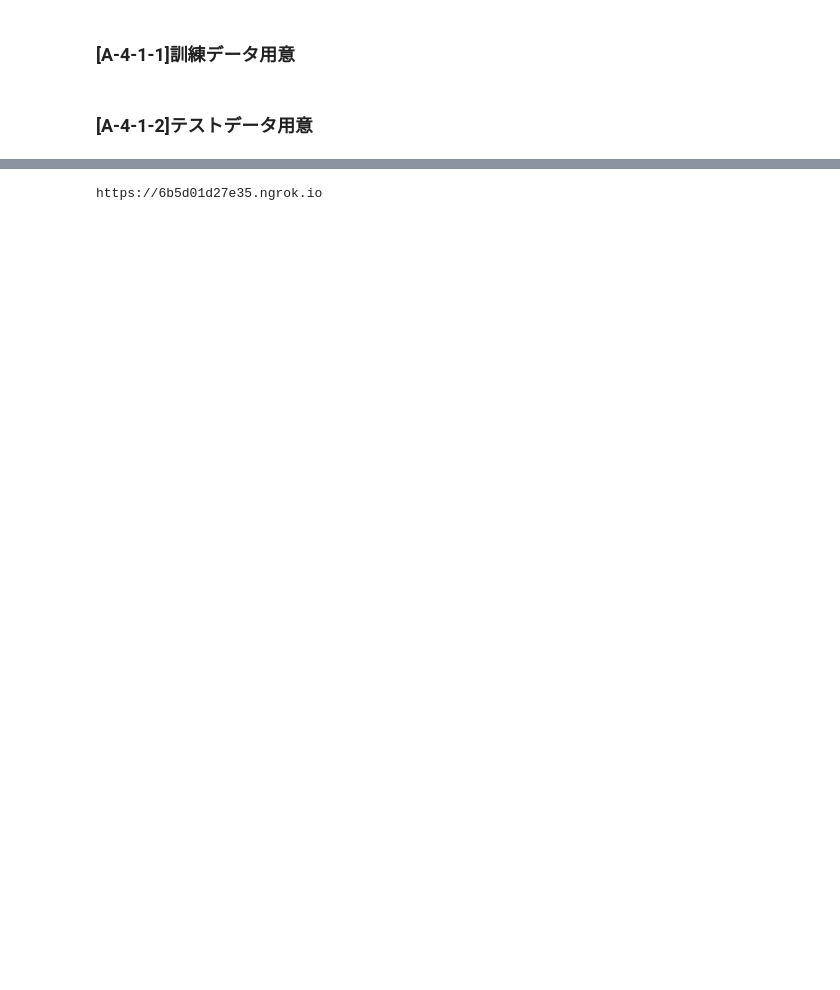
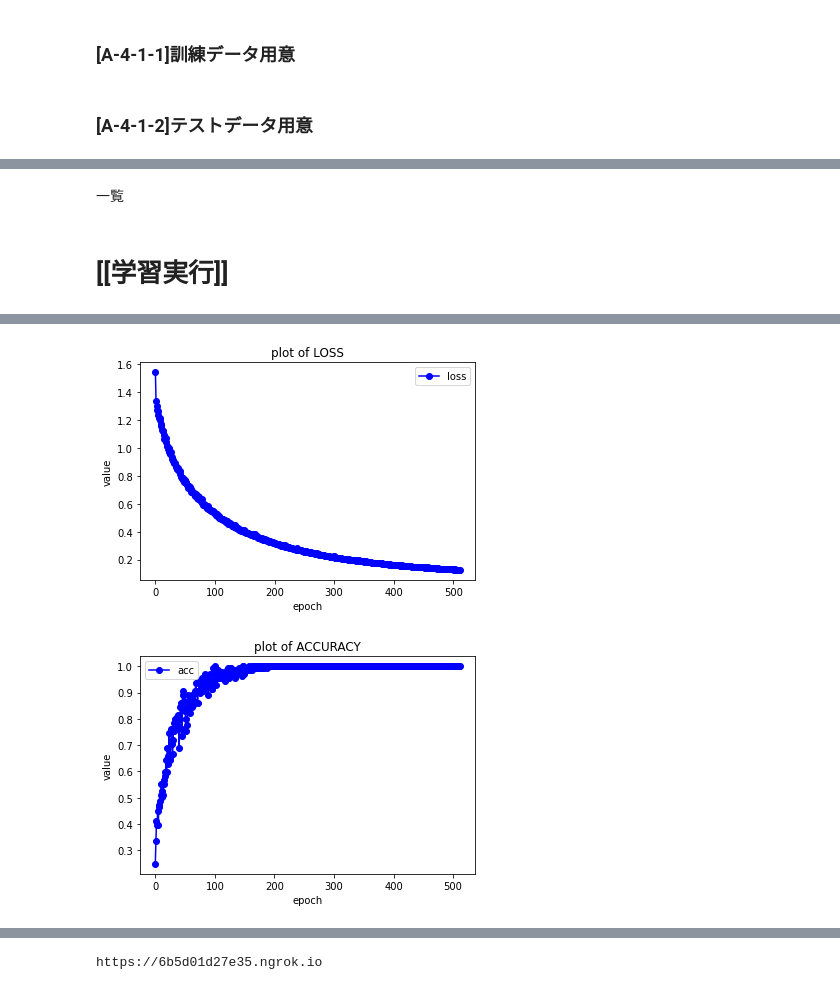
Before and after one commit to s1250103/Public_mori-lab, a Jupyter notebook: experiments/preprcing-learning/learning.ipynb, the cells around one changed output, grey strips where cells are left out. Drawn from its saved outputs; the diff is of its cells as text; code cells hidden in the pictures; blank space fills up the shorter version.

```diff
--- a/experiments/preprcing-learning/learning.ipynb
+++ b/experiments/preprcing-learning/learning.ipynb
@@ -396,0 +171,2 @@ plotAcc(history)
+# %% [markdown]
+一覧
@@ -396,0 +180,2 @@ plotAcc(history)
+# %% [markdown]
+# [[学習実行]]
@@ -396,0 +185,29 @@ plotAcc(history)
+# %%
+#学習設定
+loss=cce
+optimizer=sgd
+
+
+# モデル準備
+model = models.load_model('/content/desk/key20201218.h5')
+
+# コンパイル
+model.compile(
+    optimizer=optimizer,
+    loss=loss,
+    metrics=['acc'])
+
+# 実行
+history = model.fit(
+      train_videos,
+      train_labels,
+      validation_data=(test_videos, test_labels),
+      batch_size=16,
+      epochs=512,
+      verbose=0)
+print("Complete.")
+
+# プロット
+plotLoss(history)
+plotAcc(history)
+# %% [output]
@@ -396,0 +216,2 @@ plotAcc(history)
+[figure, added]
+[figure, added]
```
Also changed, not shown: parts of 45 cells of this notebook.
